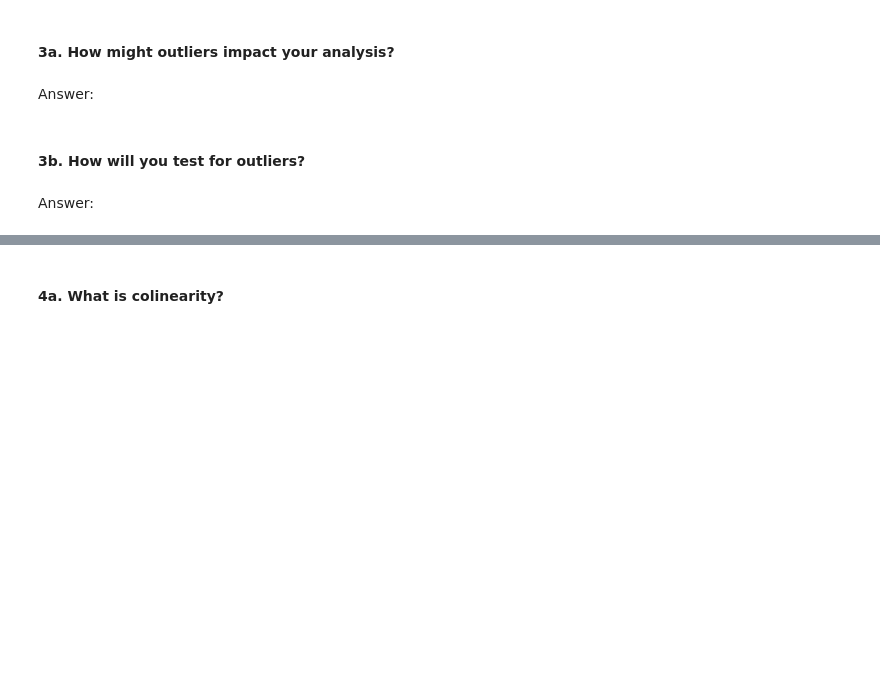
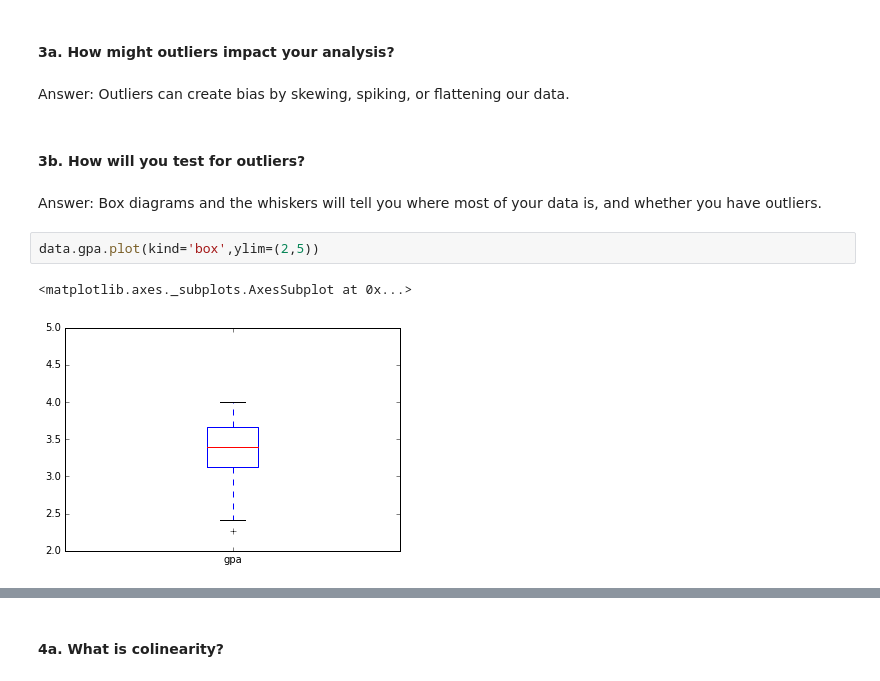
Before and after one commit to jfdasher/GA_homework_submission, a Jupyter notebook: unit-1-jfdasher.ipynb, the cells around one changed output, grey strips where cells are left out. Saved outputs shown, nothing was run; the diff lists cells and outputs as text; blank space fills up the shorter version.

```diff
--- a/unit-1-jfdasher.ipynb
+++ b/unit-1-jfdasher.ipynb
@@ -83,8 +104,13 @@ array([[<matplotlib.axes._subplots.AxesSubplot object at 0x...>,
 # %% [markdown]
 #### 3a. How might outliers impact your analysis?
-# %% [markdown]
-Answer:
+# %% [markdown]
+Answer: Outliers can create bias by skewing, spiking, or flattening our data.
 # %% [markdown]
 #### 3b. How will you test for outliers?
-# %% [markdown]
-Answer:
+# %% [markdown]
+Answer: Box diagrams and the whiskers will tell you where most of your data is, and whether you have outliers.
+# %%
+data.gpa.plot(kind='box',ylim=(2,5))
+# %% [output]
+<matplotlib.axes._subplots.AxesSubplot at 0x...>
+[figure, added]
```
Also changed, not shown: parts of 14 cells of this notebook.
